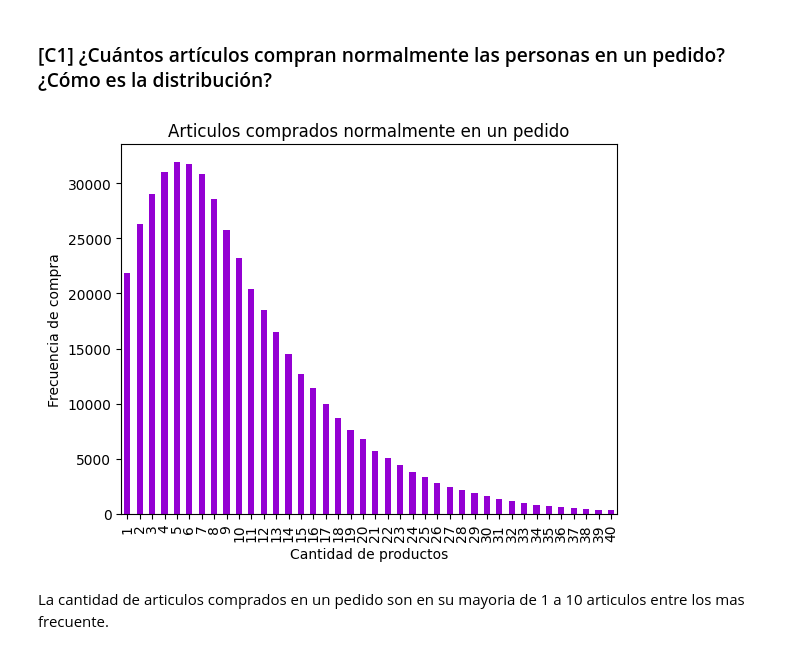
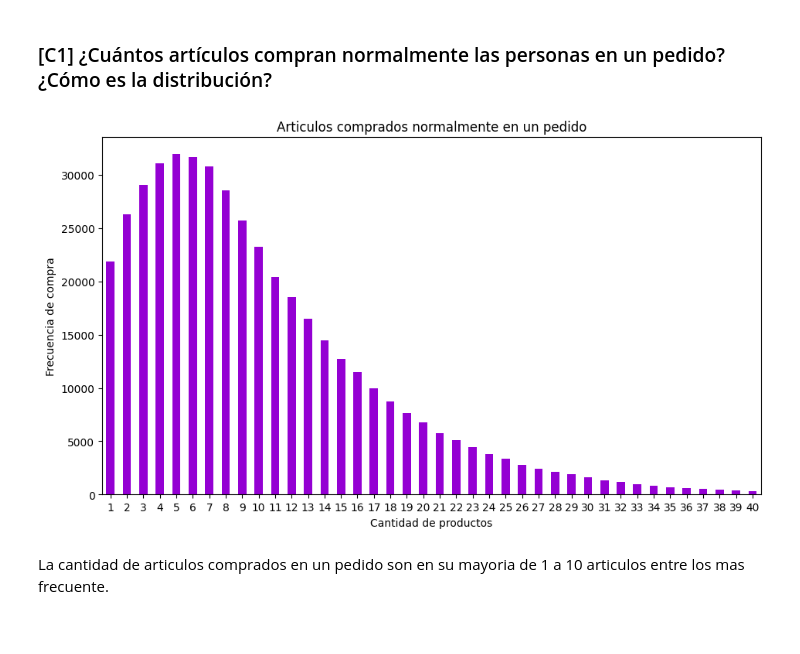
Before and after one commit to Hectorcidps/Portfolio_DA, a Jupyter notebook: Proyecto 2 - Llena ese carrito/Llena ese carrito.ipynb, the cells around one changed output. Drawn from its saved outputs; the diff is of its cells as text; code cells hidden in the pictures.

```diff
--- a/Proyecto 2 - Llena ese carrito/Llena ese carrito.ipynb
+++ b/Proyecto 2 - Llena ese carrito/Llena ese carrito.ipynb
@@ -806,14 +793,16 @@ histo_valores = total_producto_ordenes.value_counts().sort_index()
 # %%
 # graficar los resultados
 histo_valores[histo_valores.index < 41].plot(kind= 'bar',
                    title='Articulos comprados normalmente en un pedido',
                    xlabel='Cantidad de productos',
                    ylabel='Frecuencia de compra',
-                    color='darkviolet')
+                    color='darkviolet',
+                    figsize=(11,6),
+                    rot=1)
 
 plt.show()
 # %% [output]
-[figure, old version]
+[figure, new version]
 # %% [markdown]
 La cantidad de articulos comprados en un pedido son en su mayoria de 1 a 10 articulos entre los mas frecuente.
 # %% [markdown]
```
Also changed, not shown: parts of 75 cells of this notebook.
